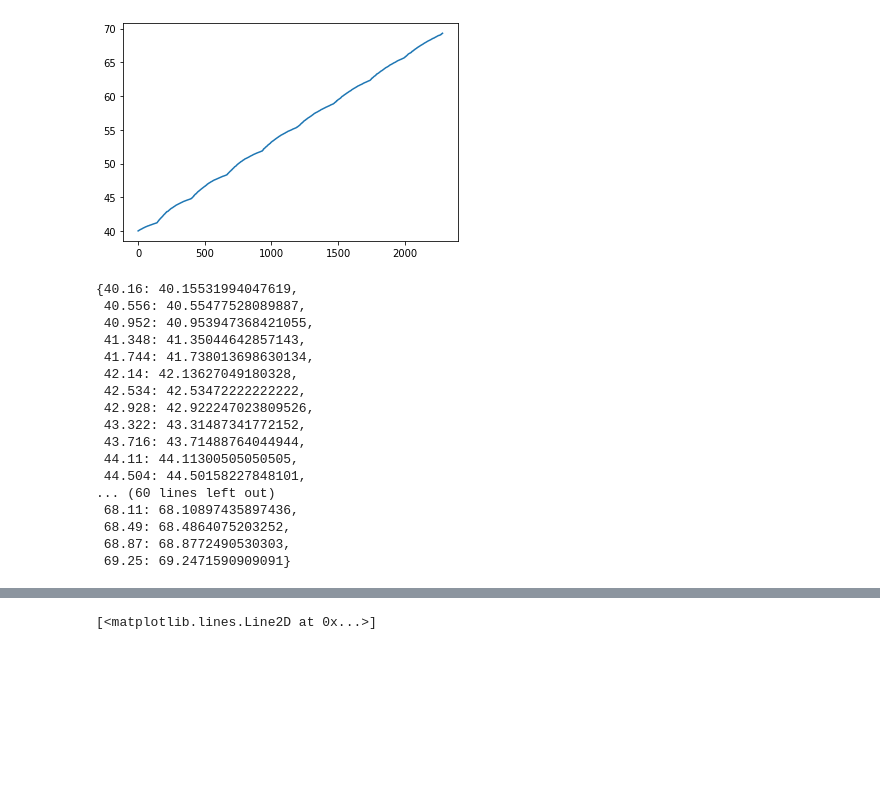
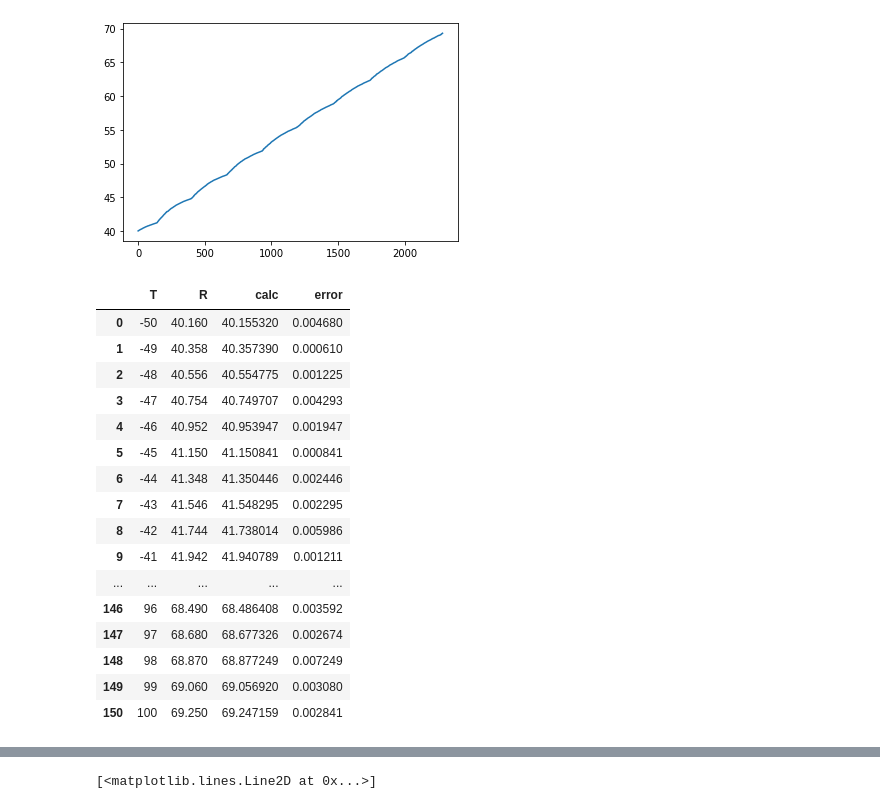
Before and after one commit to Marik28/dissertation, a Jupyter notebook: calculations.ipynb, the cells around one changed output, grey strips where cells are left out. Cells and saved outputs as stored; diff of their text form; code cells hidden in the pictures; blank space fills up the shorter version.

```diff
--- a/calculations.ipynb
+++ b/calculations.ipynb
@@ -123,20 +122,0 @@ mapping_pt_50 = {r: find_nearest(pt_50, r) for r in df["R"]}
-# %%
-mapping_pt_50
-# %% [output]
-{40.16: 40.15531994047619,
- 40.556: 40.55477528089887,
- 40.952: 40.953947368421055,
- 41.348: 41.35044642857143,
- 41.744: 41.738013698630134,
- 42.14: 42.13627049180328,
- 42.534: 42.53472222222222,
- 42.928: 42.922247023809526,
- 43.322: 43.31487341772152,
- 43.716: 43.71488764044944,
- 44.11: 44.11300505050505,
- 44.504: 44.50158227848101,
-... (60 lines left out)
- 68.11: 68.10897435897436,
- 68.49: 68.4864075203252,
- 68.87: 68.8772490530303,
- 69.25: 69.2471590909091}
@@ -142,0 +127,20 @@ mapping_pt_50
+# %%
+df
+# %% [output]
+|  | T | R | calc | error |
+| 0 | -50 | 40.160 | 40.155320 | 0.004680 |
+| 1 | -49 | 40.358 | 40.357390 | 0.000610 |
+| 2 | -48 | 40.556 | 40.554775 | 0.001225 |
+| 3 | -47 | 40.754 | 40.749707 | 0.004293 |
+| 4 | -46 | 40.952 | 40.953947 | 0.001947 |
+| 5 | -45 | 41.150 | 41.150841 | 0.000841 |
+| 6 | -44 | 41.348 | 41.350446 | 0.002446 |
+| 7 | -43 | 41.546 | 41.548295 | 0.002295 |
+| 8 | -42 | 41.744 | 41.738014 | 0.005986 |
+| 9 | -41 | 41.942 | 41.940789 | 0.001211 |
+| ... | ... | ... | ... | ... |
+| 146 | 96 | 68.490 | 68.486408 | 0.003592 |
+| 147 | 97 | 68.680 | 68.677326 | 0.002674 |
+| 148 | 98 | 68.870 | 68.877249 | 0.007249 |
+| 149 | 99 | 69.060 | 69.056920 | 0.003080 |
+| 150 | 100 | 69.250 | 69.247159 | 0.002841 |
```
Also changed, not shown: parts of 46 cells of this notebook, 1 other file.
